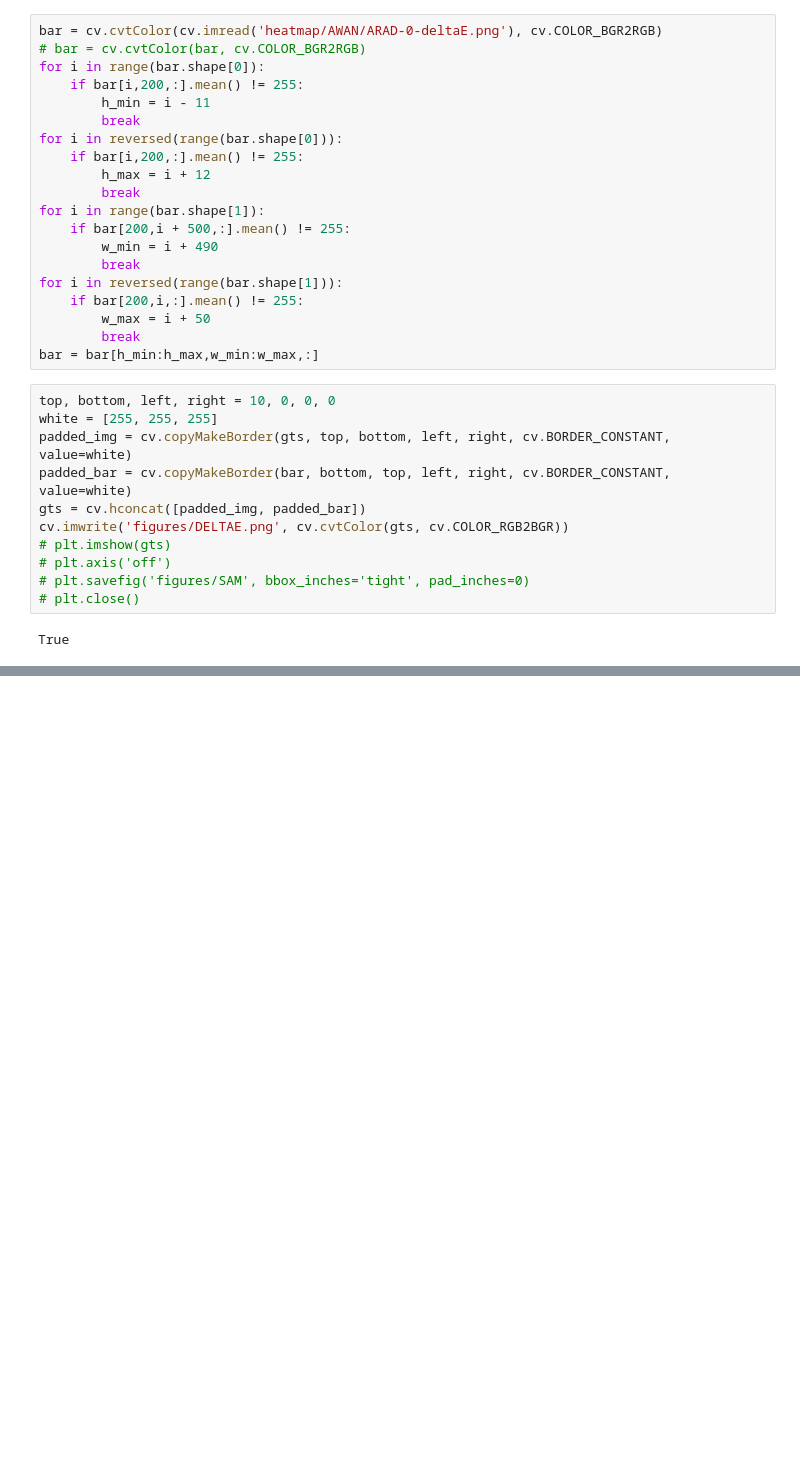
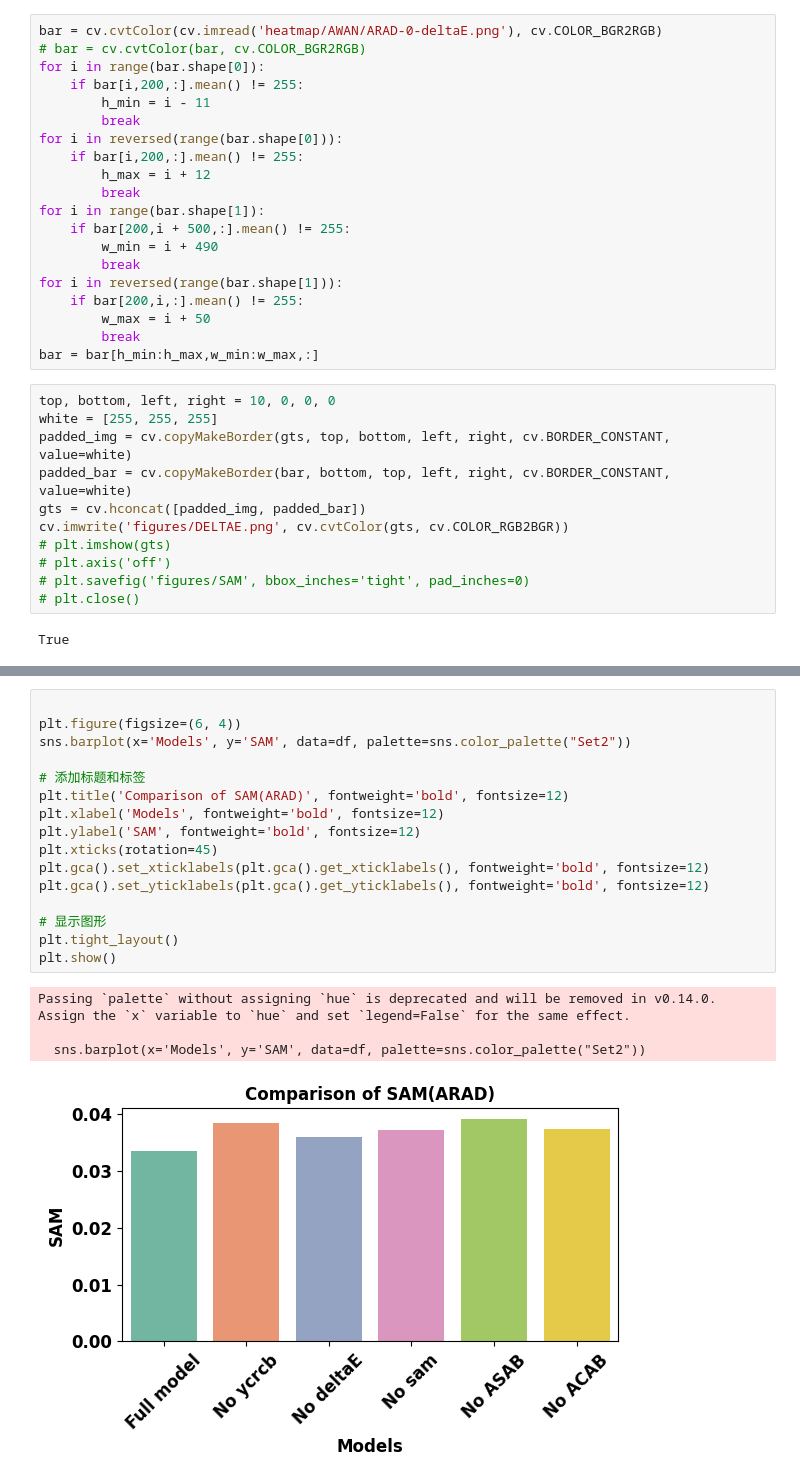
Before and after one commit to Karl-Liu-ch/HSI-diffusion, a Jupyter notebook: results/gen_figures.ipynb, the cells around one changed output, grey strips where cells are left out. Cells and saved outputs as stored; diff of their text form; blank space fills up the shorter version.

```diff
--- a/results/gen_figures.ipynb
+++ b/results/gen_figures.ipynb
@@ -204,0 +300,21 @@ True
+# %%
+
+plt.figure(figsize=(6, 4))
+sns.barplot(x='Models', y='SAM', data=df, palette=sns.color_palette("Set2"))
+
+# 添加标题和标签
+plt.title('Comparison of SAM(ARAD)', fontweight='bold', fontsize=12)
+plt.xlabel('Models', fontweight='bold', fontsize=12)
+plt.ylabel('SAM', fontweight='bold', fontsize=12)
+plt.xticks(rotation=45)
+plt.gca().set_xticklabels(plt.gca().get_xticklabels(), fontweight='bold', fontsize=12)
+plt.gca().set_yticklabels(plt.gca().get_yticklabels(), fontweight='bold', fontsize=12)
+
+# 显示图形
+plt.tight_layout()
+plt.show()
+# %% [output]
+Passing `palette` without assigning `hue` is deprecated and will be removed in v0.14.0. Assign the `x` variable to `hue` and set `legend=False` for the same effect.
+
+  sns.barplot(x='Models', y='SAM', data=df, palette=sns.color_palette("Set2"))
+[figure, added]
```
Also changed, not shown: parts of 9 cells of this notebook, 20 other files.
